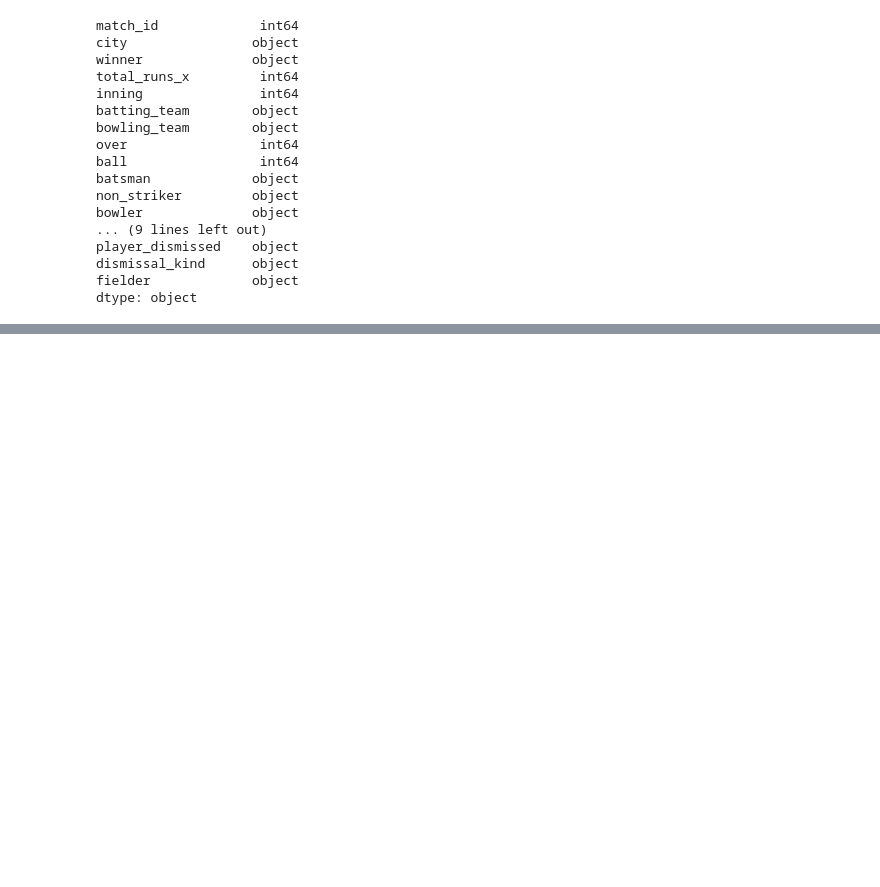
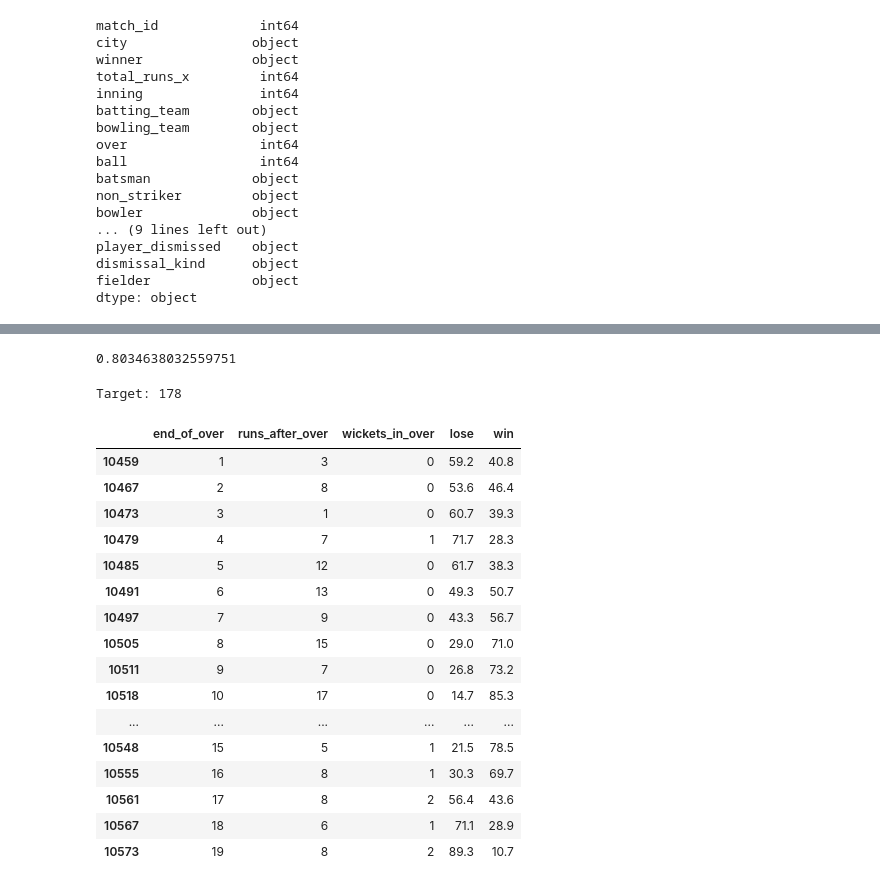
Before and after one commit to SmayanKulkarni/IPL-Win-Prediction-using-Machine-Learning, a Jupyter notebook: predictor.ipynb, the cells around one changed output, grey strips where cells are left out. Saved outputs shown, nothing was run; the diff lists cells and outputs as text; code cells hidden in the pictures; blank space fills up the shorter version.

```diff
--- a/predictor.ipynb
+++ b/predictor.ipynb
@@ -135,0 +160,6 @@ delivery_df.head()
+# %%
+from sklearn.model_selection import train_test_split
+X = final_df.drop('result', axis=1)
+y = final_df['result']
+np.random.seed(1)
+X_train, X_test, y_train,y_test = train_test_split(X,y,test_size = 0.2)
@@ -135,0 +201,5 @@ delivery_df.head()
+# %%
+from sklearn.metrics import accuracy_score
+accuracy_score(y_test,y_pred)
+# %% [output]
+0.8034638032559751
@@ -135,0 +252,22 @@ delivery_df.head()
+# %%
+temp_df,target = match_progression(delivery_df,74,pipe)
+temp_df
+# %% [output]
+Target: 178
+|  | end_of_over | runs_after_over | wickets_in_over | lose | win |
+| 10459 | 1 | 3 | 0 | 59.2 | 40.8 |
+| 10467 | 2 | 8 | 0 | 53.6 | 46.4 |
+| 10473 | 3 | 1 | 0 | 60.7 | 39.3 |
+| 10479 | 4 | 7 | 1 | 71.7 | 28.3 |
+| 10485 | 5 | 12 | 0 | 61.7 | 38.3 |
+| 10491 | 6 | 13 | 0 | 49.3 | 50.7 |
+| 10497 | 7 | 9 | 0 | 43.3 | 56.7 |
+| 10505 | 8 | 15 | 0 | 29.0 | 71.0 |
+| 10511 | 9 | 7 | 0 | 26.8 | 73.2 |
+| 10518 | 10 | 17 | 0 | 14.7 | 85.3 |
+| ... | ... | ... | ... | ... | ... |
+| 10548 | 15 | 5 | 1 | 21.5 | 78.5 |
+| 10555 | 16 | 8 | 1 | 30.3 | 69.7 |
+| 10561 | 17 | 8 | 2 | 56.4 | 43.6 |
+| 10567 | 18 | 6 | 1 | 71.1 | 28.9 |
+| 10573 | 19 | 8 | 2 | 89.3 | 10.7 |
```
Also changed, not shown: parts of 22 cells of this notebook, 1 other file.
